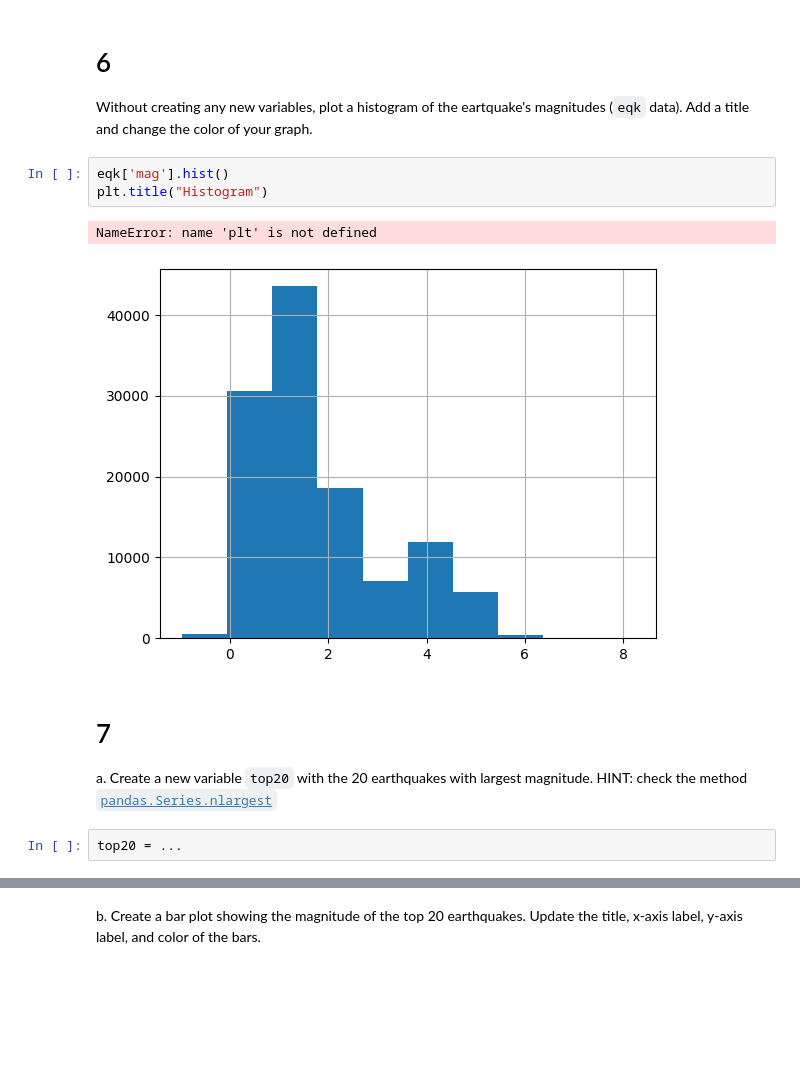
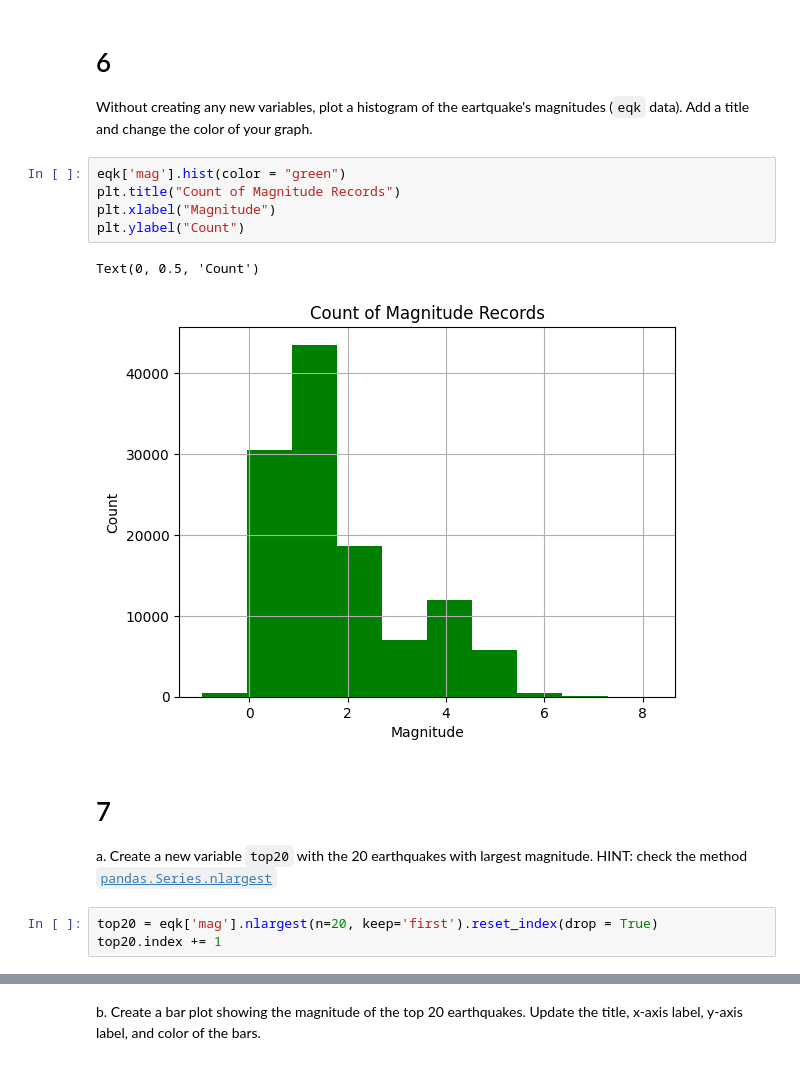
Before and after one commit to ceh58/eds220-hwk1, a Jupyter notebook: hwk1-task3-earthquakes.ipynb, the cells around one changed output, grey strips where cells are left out. Cells and saved outputs as stored; diff of their text form; blank space fills up the shorter version.

```diff
--- a/hwk1-task3-earthquakes.ipynb
+++ b/hwk1-task3-earthquakes.ipynb
@@ -138,20 +138,23 @@ omitted_events = num_rows - eqk.shape[0]
 
 # 6
 Without creating any new variables, plot a histogram of the eartquake's magnitudes (`eqk` data). Add a title and change the color of your graph.
-# %%
-eqk['mag'].hist()
-plt.title("Histogram")
-# %% [output]
-NameError: name 'plt' is not defined
-[figure, removed]
+# %%
+eqk['mag'].hist(color = "green")
+plt.title("Count of Magnitude Records")
+plt.xlabel("Magnitude")
+plt.ylabel("Count")
+# %% [output]
+Text(0, 0.5, 'Count')
+[figure, added]
 # %% [markdown]
 <!-- END QUESTION -->
 
 # 7
 
 a. Create a new variable `top20` with the 20 earthquakes with largest magnitude. HINT: check the method [`pandas.Series.nlargest`](https://pandas.pydata.org/docs/reference/api/pandas.Series.nlargest.html)
-# %%
-top20 = ...
+# %%
+top20 = eqk['mag'].nlargest(n=20, keep='first').reset_index(drop = True)
+top20.index += 1
 # %%
 # View the dataframe
 top20
```
Also changed, not shown: parts of 4 cells of this notebook.
